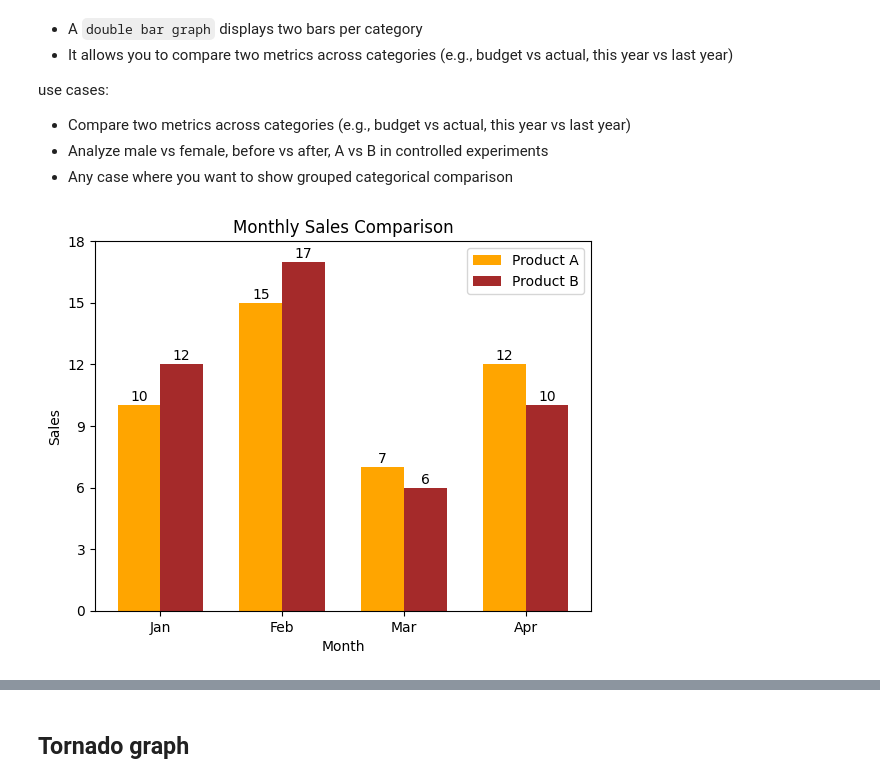
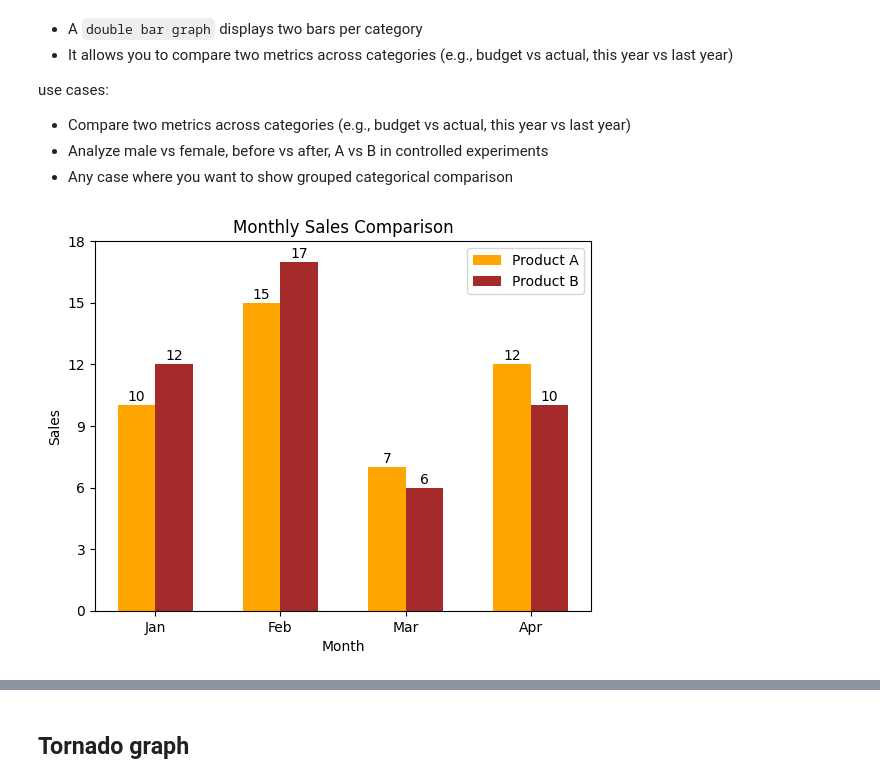
Before and after one commit to Ebad1001/Python_Notes, a Jupyter notebook: Matplotlib/01_Basics.ipynb, the cells around one changed output, grey strips where cells are left out. Saved outputs shown, nothing was run; the diff lists cells and outputs as text; code cells hidden in the pictures.

```diff
--- a/Matplotlib/01_Basics.ipynb
+++ b/Matplotlib/01_Basics.ipynb
@@ -207,8 +207,10 @@ colors = ['red', 'yellow', 'orange', 'brown']
 labels = ['A', 'B', 'C', 'D']
 
 plt.bar(fruits, sales, width=0.6, color=colors, edgecolor='black', linewidth=1.5, label=labels)
+
 for i, v in enumerate(sales):
-    plt.text(i, v + 1, str(v), ha='center')
+    plt.text(i, v+2, str(v), ha='center')
+
 plt.title('Fruit Sales')
 plt.xlabel('Fruit')
 plt.ylabel('Quantity Sold')
@@ -230,26 +232,26 @@ use cases:
 # %%
 labels = ['Jan', 'Feb', 'Mar', 'Apr']
 product_A = [10, 15, 7, 12]
 product_B = [12, 17, 6, 10]
 
 x = np.arange(len(labels))  # [0, 1, 2, 3]
-width = 0.35  # Width of each bar
+width = 0.3  # Width of each bar
 
 plt.bar(x - width/2, product_A, width, label='Product A', color='orange')
 plt.bar(x + width/2, product_B, width, label='Product B', color='brown')
 
 for i in range(len(x)):
     plt.text(x[i] - width/2, product_A[i] + 0.2, str(product_A[i]), ha='center')
     plt.text(x[i] + width/2, product_B[i] + 0.2, str(product_B[i]), ha='center')
 
 plt.xlabel('Month')
 plt.ylabel('Sales')
 plt.title('Monthly Sales Comparison')
 plt.xticks(x, labels)
 plt.title('Monthly Sales Comparison')
 plt.yticks(np.arange(max(product_A + product_B) + 3, step=3))
 plt.legend()
 
 plt.show()
 # %% [output]
-[figure, old version]
+[figure, new version]
```
Also changed, not shown: parts of 9 cells of this notebook, 1 other file.
